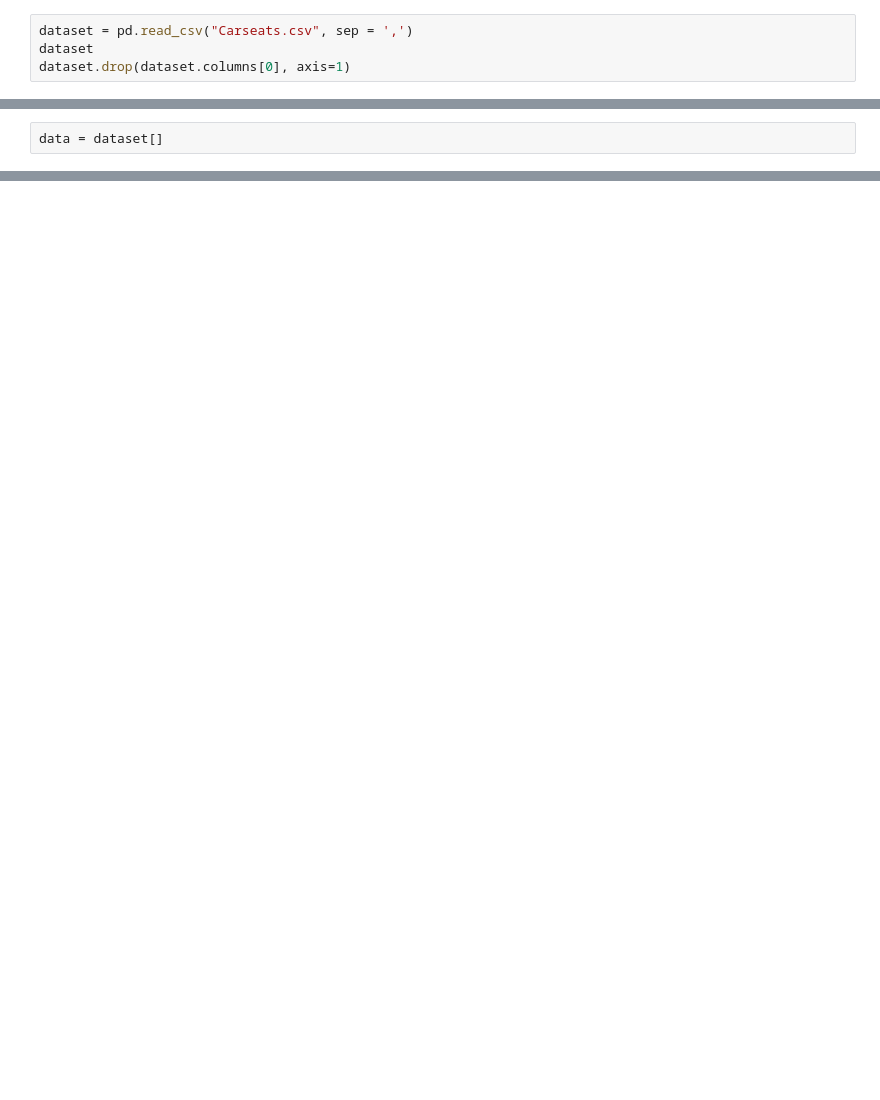
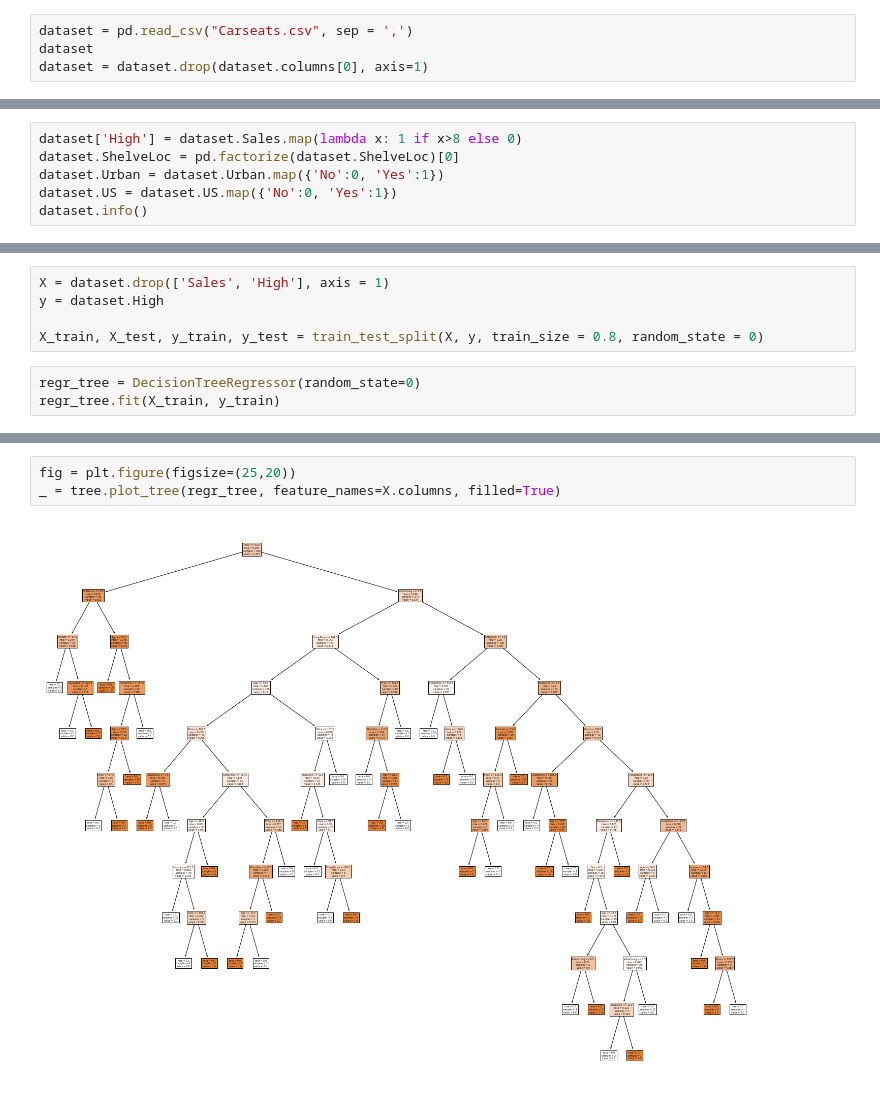
Before and after one commit to higor-gomes93/mestrado_ft084, a Jupyter notebook: Algoritmo - Árvore de Regressão/decision_tree_regressor.ipynb, the cells around one changed output, grey strips where cells are left out. Saved outputs shown, nothing was run; the diff lists cells and outputs as text; blank space fills up the shorter version.

Commit message:
Decision Tree Regressor

```diff
--- a/Algoritmo - Árvore de Regressão/decision_tree_regressor.ipynb
+++ b/Algoritmo - Árvore de Regressão/decision_tree_regressor.ipynb
@@ -11,4 +13,4 @@ import matplotlib.pyplot as plt
 # %%
 dataset = pd.read_csv("Carseats.csv", sep = ',')
 dataset
-dataset.drop(dataset.columns[0], axis=1)
+dataset = dataset.drop(dataset.columns[0], axis=1)
@@ -49,2 +37,6 @@ dataset.describe
 # %%
-data = dataset[]
+dataset['High'] = dataset.Sales.map(lambda x: 1 if x>8 else 0)
+dataset.ShelveLoc = pd.factorize(dataset.ShelveLoc)[0]
+dataset.Urban = dataset.Urban.map({'No':0, 'Yes':1})
+dataset.US = dataset.US.map({'No':0, 'Yes':1})
+dataset.info()
@@ -50,0 +63,8 @@ data = dataset[]
+# %%
+X = dataset.drop(['Sales', 'High'], axis = 1)
+y = dataset.High
+
+X_train, X_test, y_train, y_test = train_test_split(X, y, train_size = 0.8, random_state = 0)
+# %%
+regr_tree = DecisionTreeRegressor(random_state=0)
+regr_tree.fit(X_train, y_train)
@@ -50,0 +83,5 @@ data = dataset[]
+# %%
+fig = plt.figure(figsize=(25,20))
+_ = tree.plot_tree(regr_tree, feature_names=X.columns, filled=True)
+# %% [output]
+[figure, added]
```
Also changed, not shown: parts of 17 cells of this notebook.
